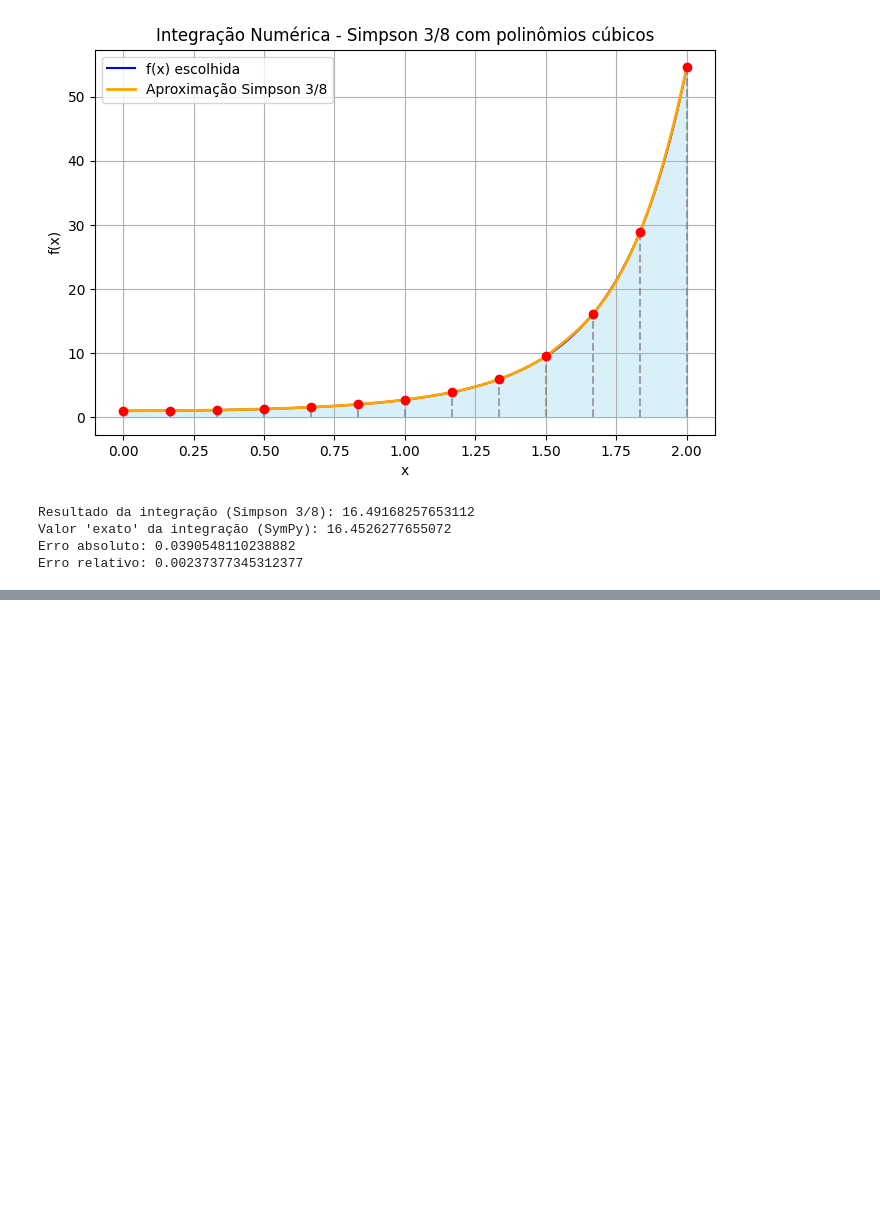
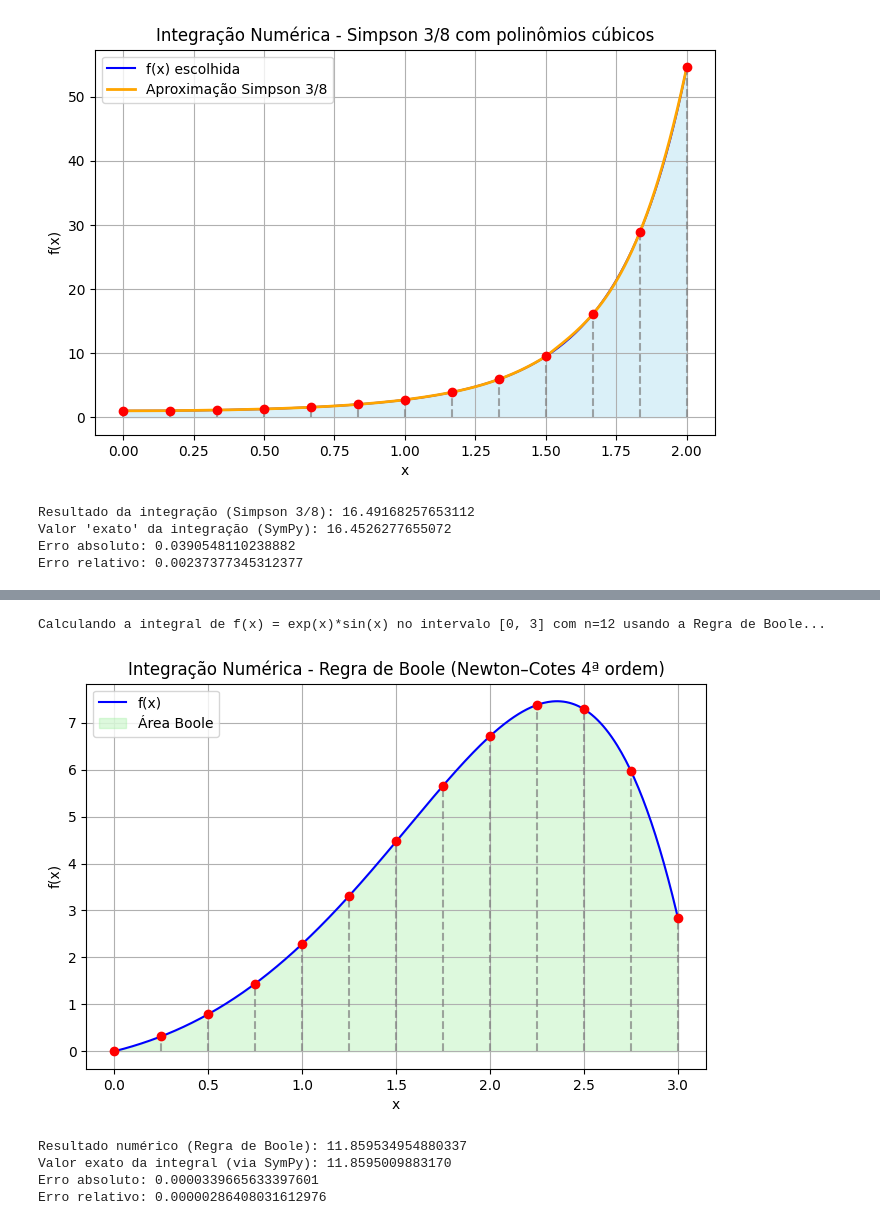
Before and after one commit to Mateus-Band/CB2325NumericaG07, a Jupyter notebook: notebooks_demos/integracao_demo.ipynb, the cells around one changed output, grey strips where cells are left out. Drawn from its saved outputs; the diff is of its cells as text; code cells hidden in the pictures; blank space fills up the shorter version.

Commit message:
Atualiza notebook de demonstração com métodos Boole e Gauss-Legendre

```diff
--- a/notebooks_demos/integracao_demo.ipynb
+++ b/notebooks_demos/integracao_demo.ipynb
@@ -134,0 +135,40 @@ Com 10e7 pontos o resultado foi: 3.1416788 , com erro absoluto 0.0001 e erro rel
+# %%
+import sympy as sp
+import numpy as np
+
+# --- 1. Definição simbólica ---
+x = sp.Symbol('x')
+f_simbolica = sp.sin(x) * sp.exp(x)   # exemplo: f(x) = e^x * sin(x)
+
+# --- 2. Função numérica ---
+def f_numerica(x_val):
+    return np.sin(x_val) * np.exp(x_val)
+
+# --- Parâmetros da integral ---
+a = 0
+b = 3
+n = 12   # deve ser múltiplo de 4
+
+print(f"Calculando a integral de f(x) = {f_simbolica} no intervalo [{a}, {b}] com n={n} usando a Regra de Boole...\n")
+
+# --- 3. Cálculo numérico ---
+resultado = integral_boole(f_numerica, a, b, n, plotar=True)
+print(f"Resultado numérico (Regra de Boole): {resultado}")
+
+# --- 4. Cálculo exato ---
+valor_exato = sp.integrate(f_simbolica, (x, a, b)).evalf()
+print(f"Valor exato da integral (via SymPy): {valor_exato}")
+
+# --- 5. Erros ---
+erro_abs = erro_absoluto(valor_exato, resultado)
+erro_rel = erro_relativo(valor_exato, resultado)
+
+print(f"Erro absoluto: {erro_abs}")
+print(f"Erro relativo: {erro_rel}")
+# %% [output]
+Calculando a integral de f(x) = exp(x)*sin(x) no intervalo [0, 3] com n=12 usando a Regra de Boole...
+[figure, added]
+Resultado numérico (Regra de Boole): 11.859534954880337
+Valor exato da integral (via SymPy): 11.8595009883170
+Erro absoluto: 0.0000339665633397601
+Erro relativo: 0.00000286408031612976
```
Also changed, not shown: parts of 3 cells of this notebook.
